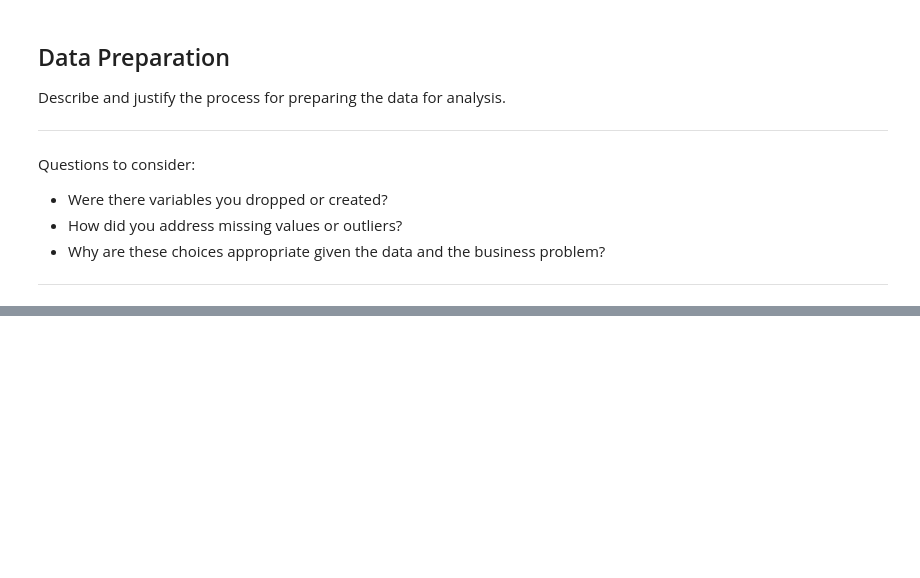
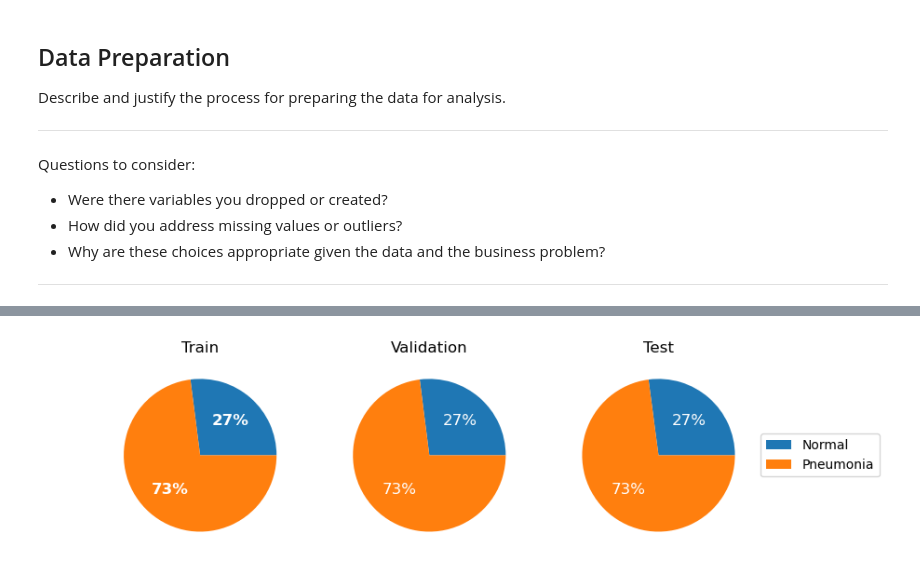
Before and after one commit to rlodetti/image_classification_project, a Jupyter notebook: Data_Preparation.ipynb, the cells around one changed output, grey strips where cells are left out. Cells and saved outputs as stored; diff of their text form; code cells hidden in the pictures; blank space fills up the shorter version.

```diff
--- a/Data_Preparation.ipynb
+++ b/Data_Preparation.ipynb
@@ -11,0 +153,4 @@ Questions to consider:
+# %%
+pies(new_df)
+# %% [output]
+[figure, added]
```
Also changed, not shown: parts of 33 cells of this notebook, 15 other files.
